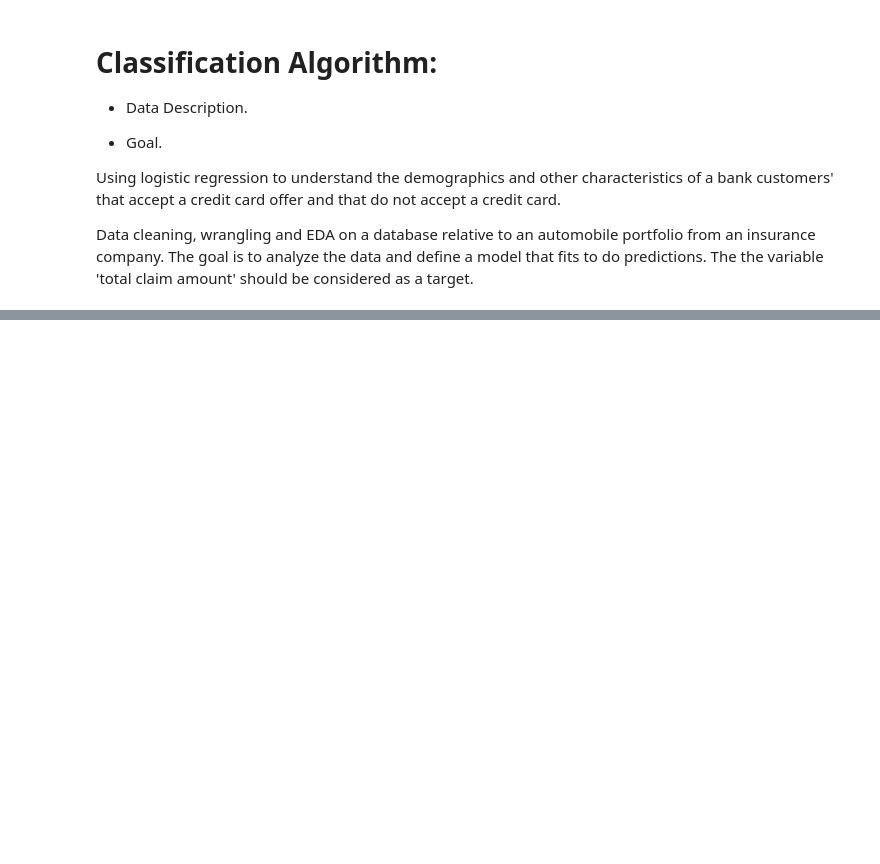
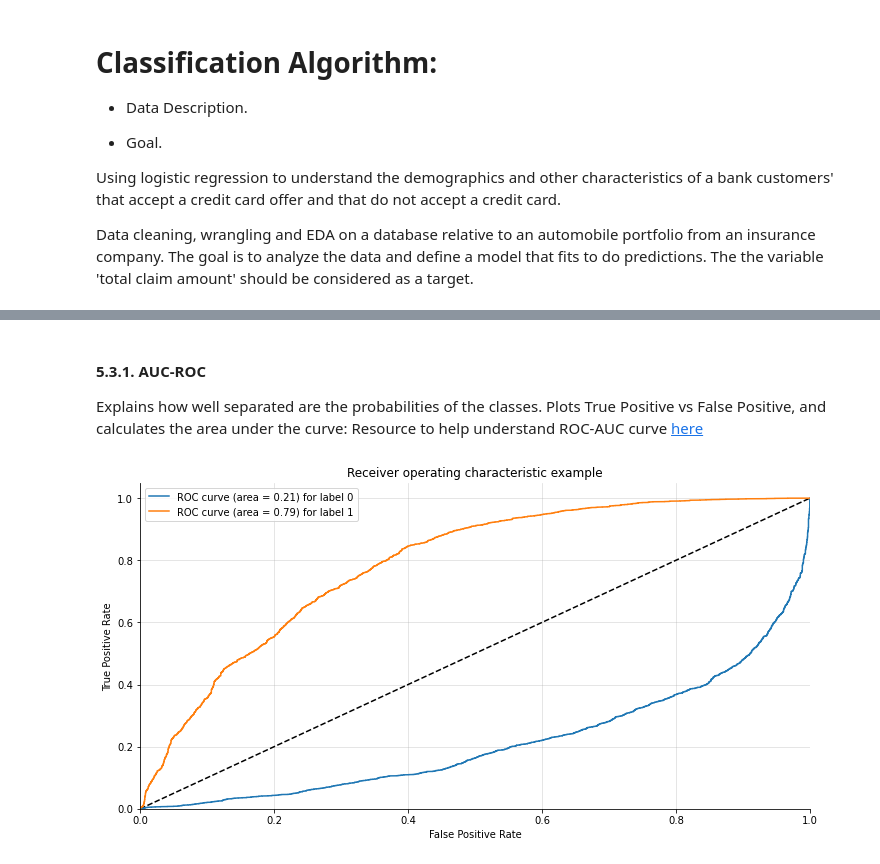
Before and after one commit to ClauCarloni/Mid-Bootcamp-Project, a Jupyter notebook: Initial_trial.ipynb, the cells around one changed output, grey strips where cells are left out. Saved outputs shown, nothing was run; the diff lists cells and outputs as text; code cells hidden in the pictures; blank space fills up the shorter version.

```diff
--- a/Initial_trial.ipynb
+++ b/Initial_trial.ipynb
@@ -232,0 +435,3 @@ data.corr()['offer_accepted'].sort_values(ascending=False)
+# %%
+y_knn = data['offer_accepted']
+X_knn = data.drop('offer_accepted', axis=1)
@@ -232,0 +553,39 @@ data.corr()['offer_accepted'].sort_values(ascending=False)
+# %% [markdown]
+#### 5.3.1. AUC-ROC
+
+Explains how well separated are the probabilities of the classes. Plots True Positive vs False Positive, and calculates the area under the curve: </br>
+Resource to help understand ROC-AUC curve [here](https://www.youtube.com/watch?v=4jRBRDbJemM)
+# %%
+def plot_multiclass_roc(clf, X_test, y_test, n_classes, figsize=(17, 6)):
+    y_score = clf.decision_function(X_test)
+
+    # structures
+    fpr = dict()
+    tpr = dict()
+    roc_auc = dict()
+
+    # calculate dummies once
+    y_test_dummies = pd.get_dummies(y_test, drop_first=False).values
+    for i in range(n_classes):
+        fpr[i], tpr[i], _ = metrics.roc_curve(y_test_dummies[:, i], y_score)
+        roc_auc[i] = metrics.auc(fpr[i], tpr[i])
+
+    # roc for each class
+    fig, ax = plt.subplots(figsize=figsize)
+    ax.plot([0, 1], [0, 1], 'k--')
+    ax.set_xlim([0.0, 1.0])
+    ax.set_ylim([0.0, 1.05])
+    ax.set_xlabel('False Positive Rate')
+    ax.set_ylabel('True Positive Rate')
+    ax.set_title('Receiver operating characteristic example')
+    for i in range(n_classes):
+        ax.plot(fpr[i], tpr[i], label='ROC curve (area = %0.2f) for label %i' % (roc_auc[i], i))
+    ax.legend(loc="best")
+    ax.grid(alpha=.4)
+    sns.despine()
+    plt.show()
+# %%
+#Imbalanced data
+plot_multiclass_roc(classification, X_id_test, y_id_test, n_classes=2, figsize=(12, 6))
+# %% [output]
+[figure, added]
```
Also changed, not shown: parts of 93 cells of this notebook.
